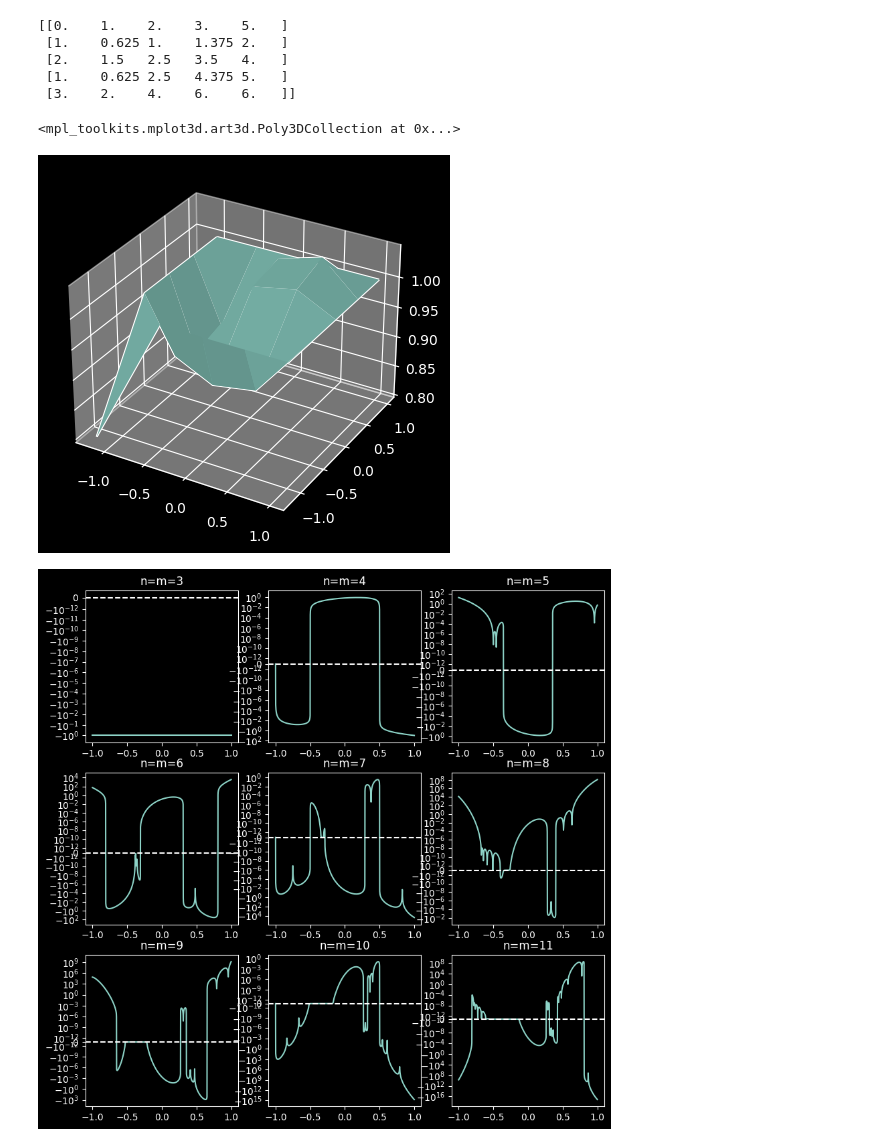
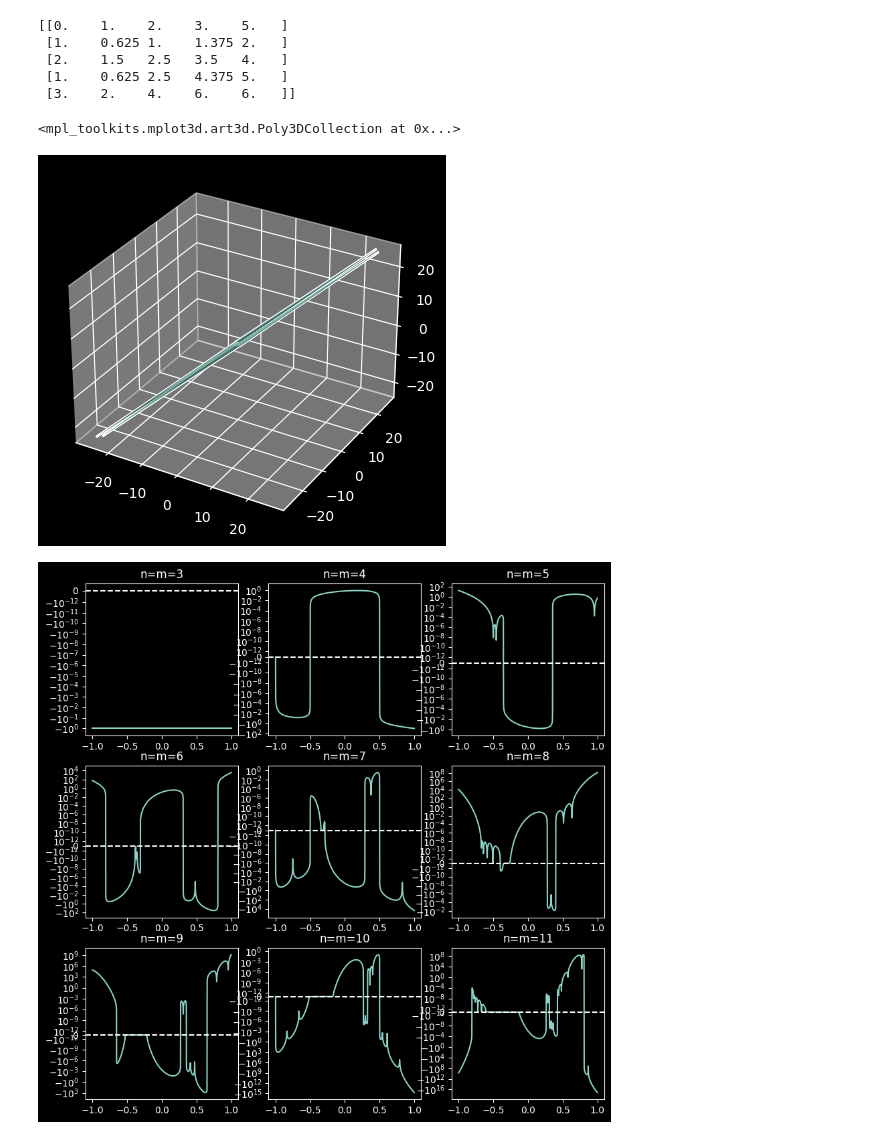
Before and after one commit to njezersek/diskrente-coonsove-ploskve-rpgo, a Jupyter notebook: coons.ipynb, the cells around one changed output. Drawn from its saved outputs; the diff is of its cells as text; code cells hidden in the pictures.

```diff
--- a/coons.ipynb
+++ b/coons.ipynb
@@ -236,8 +236,8 @@ from itertools import product
 # %%
 %matplotlib inline
 # %%
-n = 5
-m = 5
+n = 6
+m = 6
 
 X, Y = np.meshgrid(np.linspace(-1, 1, m), np.linspace(-1, 1, n))
 Z = np.ones_like(X)
@@ -262,34 +262,34 @@ def coons(points: np.ndarray, mask: np.ndarray):
     B = np.zeros(unknowns)
 
     cell_to_col = lambda i, j: (i-1)*(m-2) + (j-1)
     col_to_cell = lambda c: (c // (m-2) + 1, c % (m-2)+1)
 
     for i, j in product(range(1,m-1), range(1,n-1)):
         for x, y in product(range(-1, 2), repeat=2):
             k = mask[y+1, x+1]
             if 0 < i+y < m-1 and 0 < j+x < n-1:
                 A[cell_to_col(i, j)][cell_to_col(i+y, j+x)] += k
             else:
                 B[cell_to_col(i,j)] -= k * points[i+y, j+x]
 
     sol = np.linalg.solve(A, B).flatten()
     for c, s in enumerate(sol):
         i, j = col_to_cell(c)
         points[i, j] = s
 
     return A
 
 mask = construct_mask(-0.81)
 coons(X, mask)
 coons(Y, mask)
 coons(Z, mask)
 
 ax = plt.figure().add_subplot(projection='3d')
 ax.plot_wireframe(X, Y, Z)
 ax.plot_surface(X, Y, Z)
 # %% [output]
 <mpl_toolkits.mplot3d.art3d.Poly3DCollection at 0x...>
-[figure, old version]
+[figure, new version]
 # %%
 def coons_system(mask: np.ndarray, n: int, m: int):
     unknowns = (n-2)*(m-2)
```
